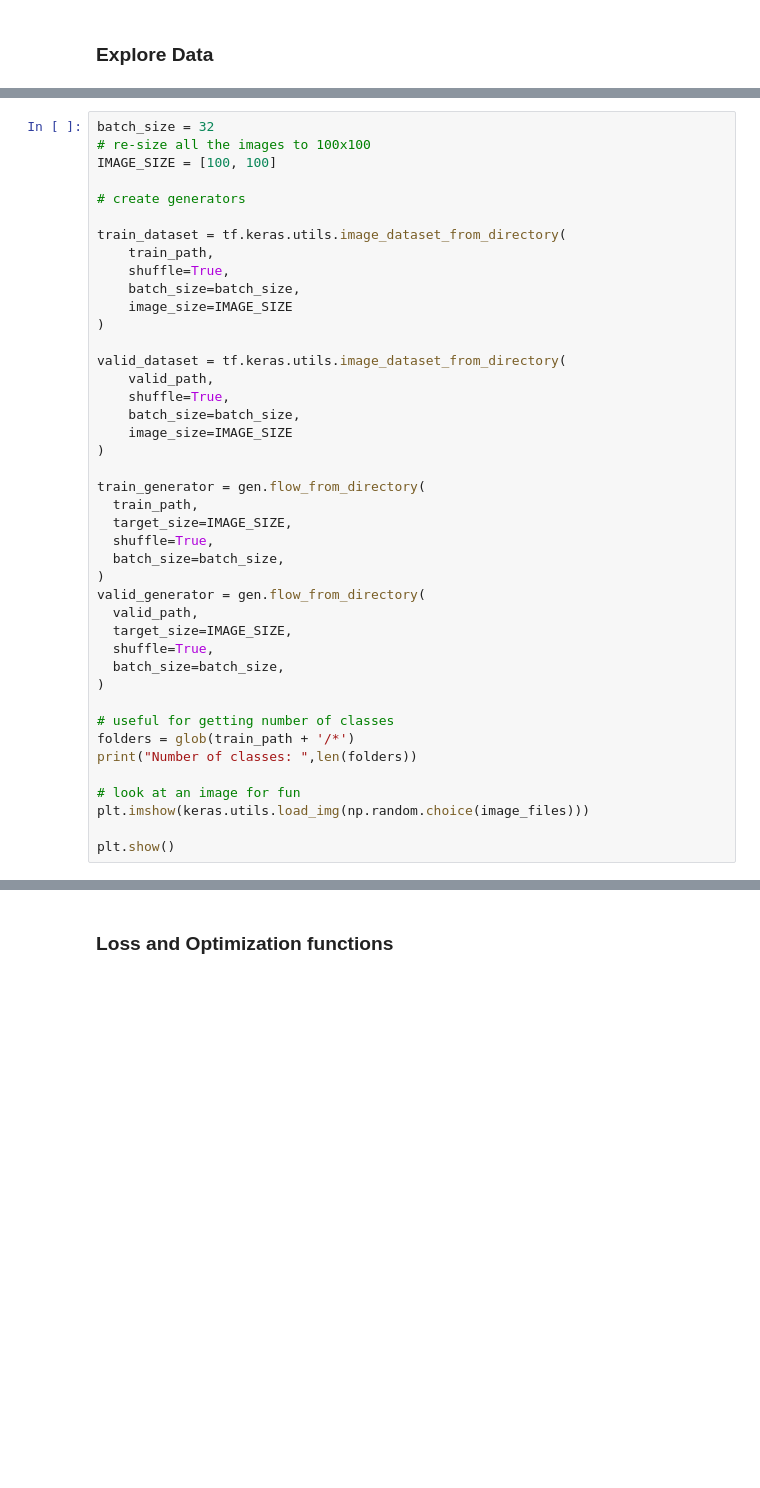
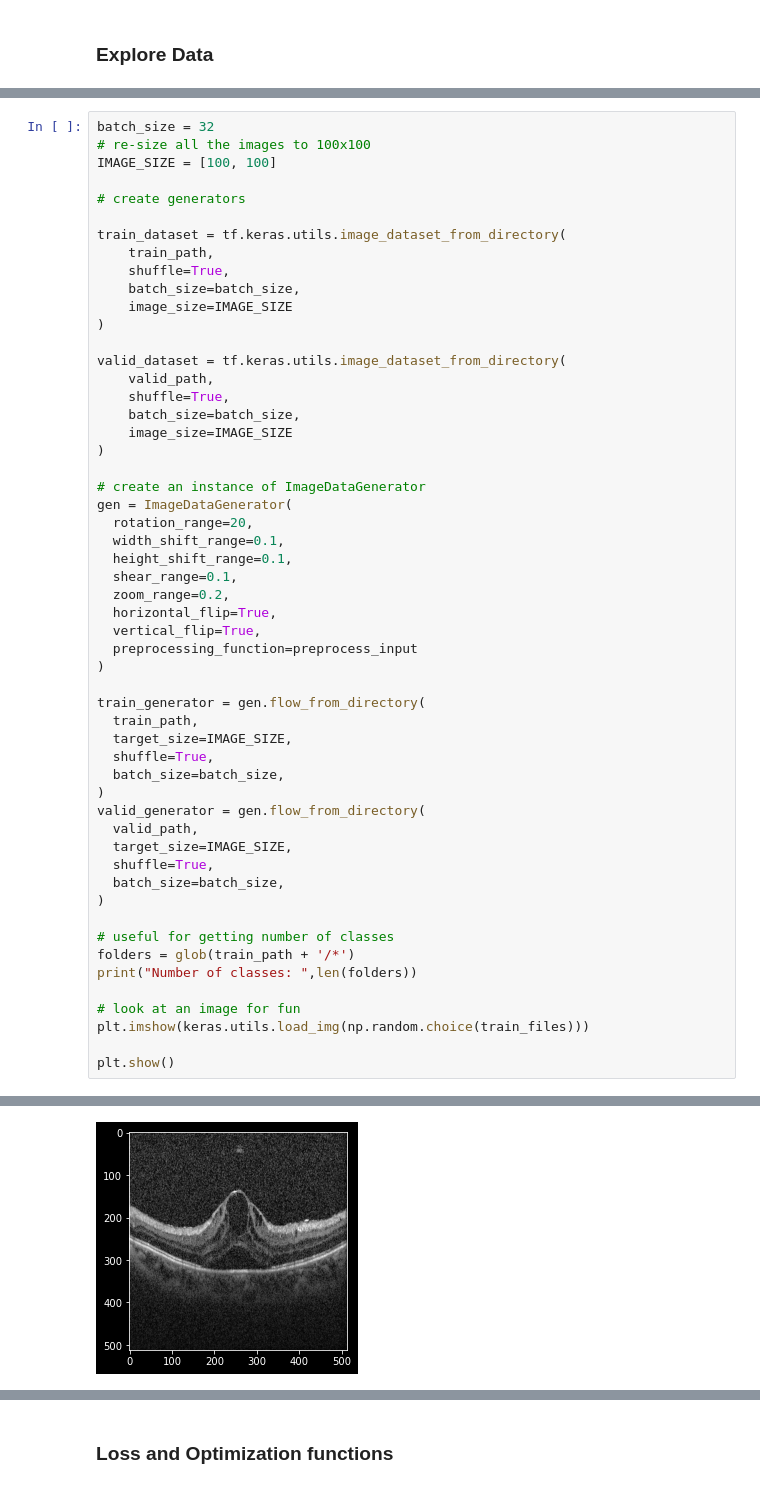
Before and after one commit to ibnuazam/OCT-TF-FT, a Jupyter notebook: transfer-learning-vgg16-keras.ipynb, the cells around one changed output, grey strips where cells are left out. Cells and saved outputs as stored; diff of their text form; blank space fills up the shorter version.

```diff
--- a/transfer-learning-vgg16-keras.ipynb
+++ b/transfer-learning-vgg16-keras.ipynb
@@ -73,6 +71,18 @@ valid_dataset = tf.keras.utils.image_dataset_from_directory(
     image_size=IMAGE_SIZE
 )
 
+# create an instance of ImageDataGenerator
+gen = ImageDataGenerator(
+  rotation_range=20,
+  width_shift_range=0.1,
+  height_shift_range=0.1,
+  shear_range=0.1,
+  zoom_range=0.2,
+  horizontal_flip=True,
+  vertical_flip=True,
+  preprocessing_function=preprocess_input
+)
+
 train_generator = gen.flow_from_directory(
   train_path,
   target_size=IMAGE_SIZE,
@@ -91,6 +101,7 @@ folders = glob(train_path + '/*')
 print("Number of classes: ",len(folders))
 
 # look at an image for fun
-plt.imshow(keras.utils.load_img(np.random.choice(image_files)))
+plt.imshow(keras.utils.load_img(np.random.choice(train_files)))
 
 plt.show()
+# %% [output]
@@ -97,3 +113,4 @@ plt.show()
+[figure, added]
 # %%
 # add preprocessing layer to the front of VGG
 vgg = VGG16(input_shape=IMAGE_SIZE + [3], weights='imagenet', include_top=False)
```
Also changed, not shown: parts of 10 cells of this notebook.
